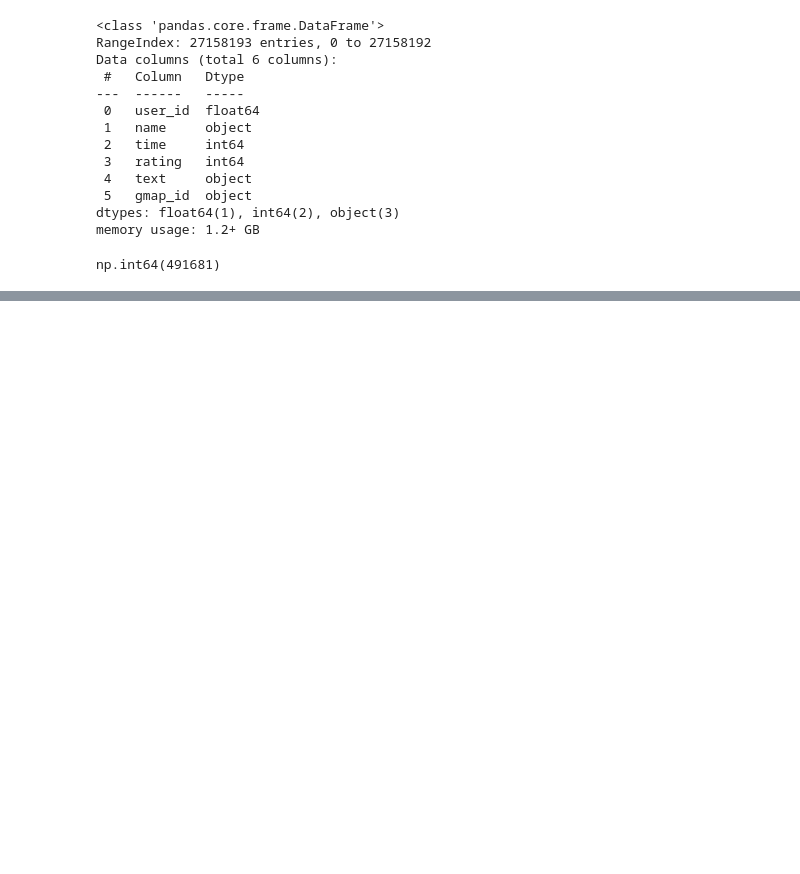
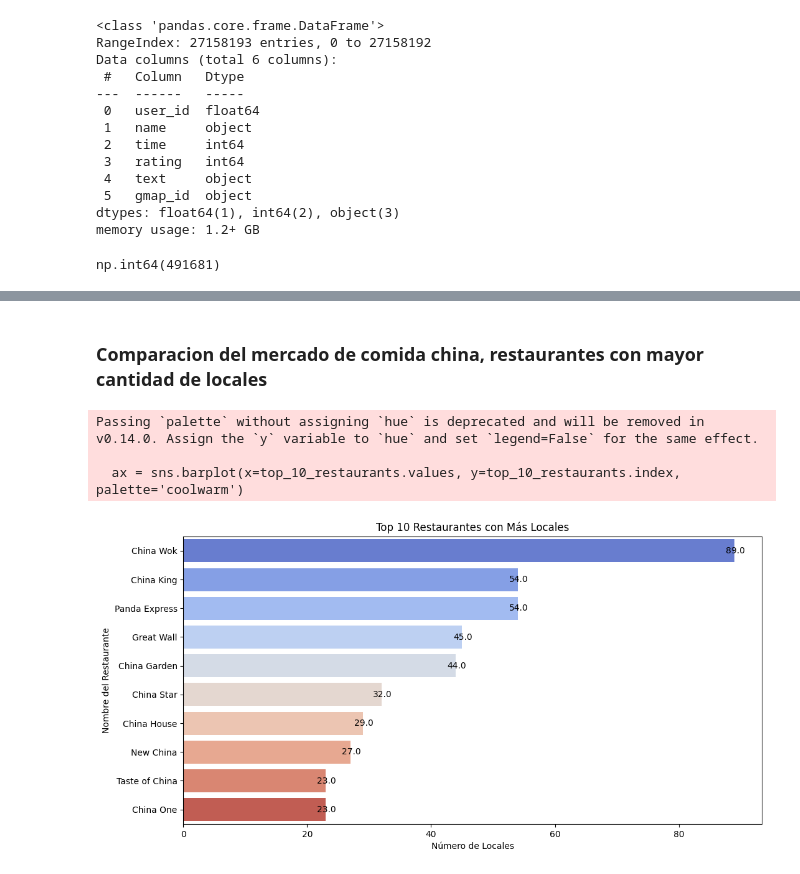
Before and after one commit to psm545/Google-and-Yelp-Recomendaciones-PF-Henry-PT-09, a Jupyter notebook: EDA_ADRIAN.ipynb, the cells around one changed output, grey strips where cells are left out. Cells and saved outputs as stored; diff of their text form; code cells hidden in the pictures; blank space fills up the shorter version.

```diff
--- a/EDA_ADRIAN.ipynb
+++ b/EDA_ADRIAN.ipynb
@@ -679,0 +845,9 @@ df_concatenado.to_parquet("reviews_googlemap.parquet")
+# %%
+import ast
+
+# Filtrar las filas por palabras clave
+keywords = r'(?:\s|^)(Chinese restaurant|Delivery Chinese restaurant|Chinese noodle restaurant)(?:\s|$)'
+df_cr = df_filtered[df_filtered['category'].str.contains(keywords, case=False, na=False, regex=True)]
+
+#Mostrar el DataFrame filtrado
+df_cr
@@ -679,0 +942,37 @@ df_concatenado.to_parquet("reviews_googlemap.parquet")
+# %% [markdown]
+### **Comparacion del mercado de comida china, restaurantes con mayor cantidad de locales**
+# %%
+
+# Contar la cantidad de locales de cada restaurante según el nombre
+restaurant_counts = df_cr['name'].value_counts()
+
+# Obtener el top 10 de restaurantes con más locales
+top_10_restaurants = restaurant_counts.head(10)
+
+# Visualizar los resultados
+plt.figure(figsize=(12, 6))
+
+# Crear el gráfico de barras con Seaborn
+ax = sns.barplot(x=top_10_restaurants.values, y=top_10_restaurants.index, palette='coolwarm')
+
+# Añadir etiquetas y título
+plt.title('Top 10 Restaurantes con Más Locales')
+plt.xlabel('Número de Locales')
+plt.ylabel('Nombre del Restaurante')
+
+# Añadir anotaciones de las cantidades en cada barra
+for p in ax.patches:
+    ax.annotate(f'{p.get_width()}',
+                (p.get_width() + 0.1, p.get_y() + p.get_height() / 2),
+                ha='center',
+                va='center',
+                fontsize=10,
+                color='black')
+
+# Mostrar el gráfico
+plt.show()
+# %% [output]
+Passing `palette` without assigning `hue` is deprecated and will be removed in v0.14.0. Assign the `y` variable to `hue` and set `legend=False` for the same effect.
+
+  ax = sns.barplot(x=top_10_restaurants.values, y=top_10_restaurants.index, palette='coolwarm')
+[figure, added]
```
Also changed, not shown: parts of 101 cells of this notebook, 3 other files.
